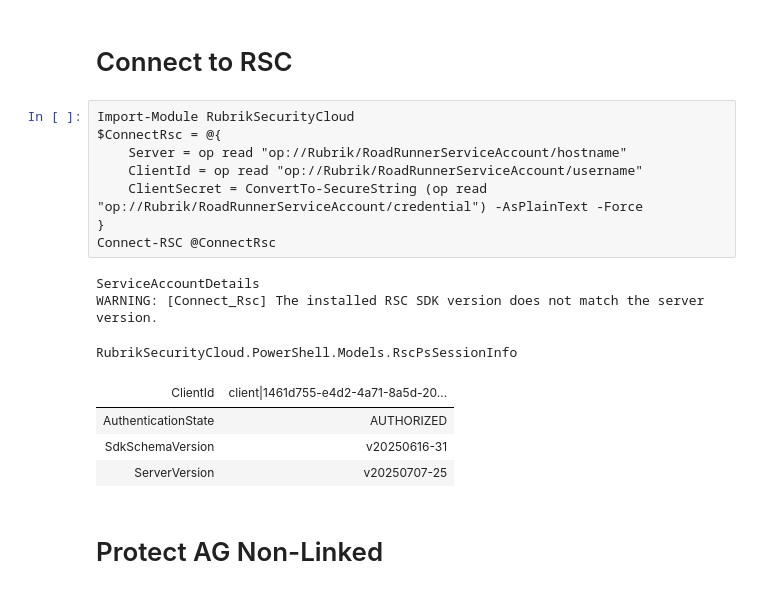
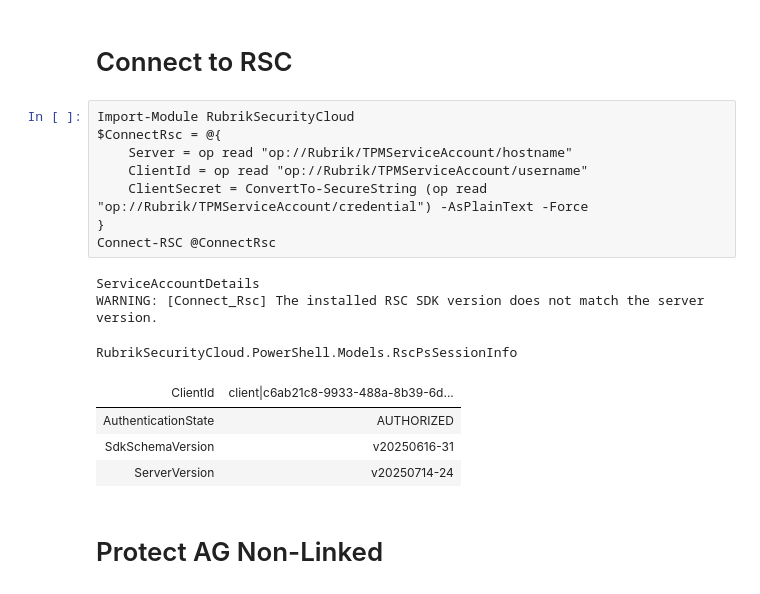
Before and after one commit to clumnah/Operationalize-MSSQL-Backups-With-Rubrik-Security-Cloud, a Jupyter notebook: content/Protect-RscWorkload.ipynb, the cells around one changed output. Cells and saved outputs as stored; diff of their text form.

```diff
--- a/content/Protect-RscWorkload.ipynb
+++ b/content/Protect-RscWorkload.ipynb
@@ -15,19 +15,19 @@ To get information about the SQL Server Instance, you need to do the following
 # %%
 Import-Module RubrikSecurityCloud
 $ConnectRsc = @{
-    Server = op read "op://Rubrik/RoadRunnerServiceAccount/hostname"
-    ClientId = op read "op://Rubrik/RoadRunnerServiceAccount/username"
-    ClientSecret = ConvertTo-SecureString (op read "op://Rubrik/RoadRunnerServiceAccount/credential") -AsPlainText -Force
+    Server = op read "op://Rubrik/TPMServiceAccount/hostname"
+    ClientId = op read "op://Rubrik/TPMServiceAccount/username"
+    ClientSecret = ConvertTo-SecureString (op read "op://Rubrik/TPMServiceAccount/credential") -AsPlainText -Force
 }
 Connect-RSC @ConnectRsc
 # %% [output]
 ServiceAccountDetails
 WARNING: [Connect_Rsc] The installed RSC SDK version does not match the server version.
 RubrikSecurityCloud.PowerShell.Models.RscPsSessionInfo
-| ClientId | client|1461d755-e4d2-4a71-8a5d-20... |
+| ClientId | client|c6ab21c8-9933-488a-8b39-6d... |
 | AuthenticationState | AUTHORIZED |
 | SdkSchemaVersion | v20250616-31 |
-| ServerVersion | v20250707-25 |
+| ServerVersion | v20250714-24 |
 # %% [markdown]
 # Protect AG Non-Linked
 # %% [markdown]
```
Also changed, not shown: parts of 7 cells of this notebook, 1 other file.
